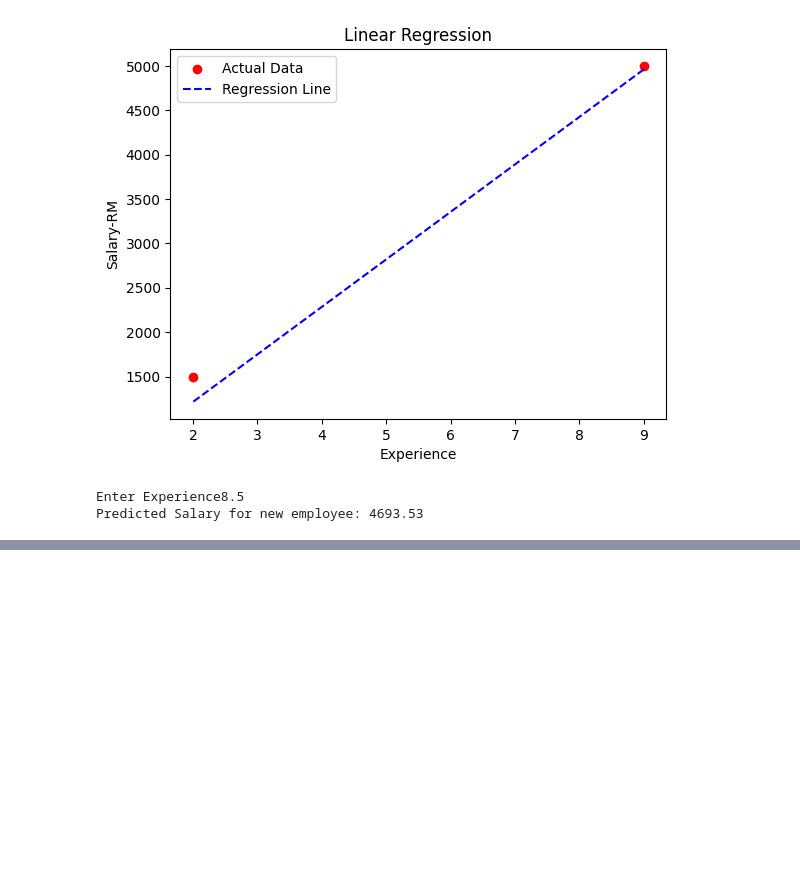
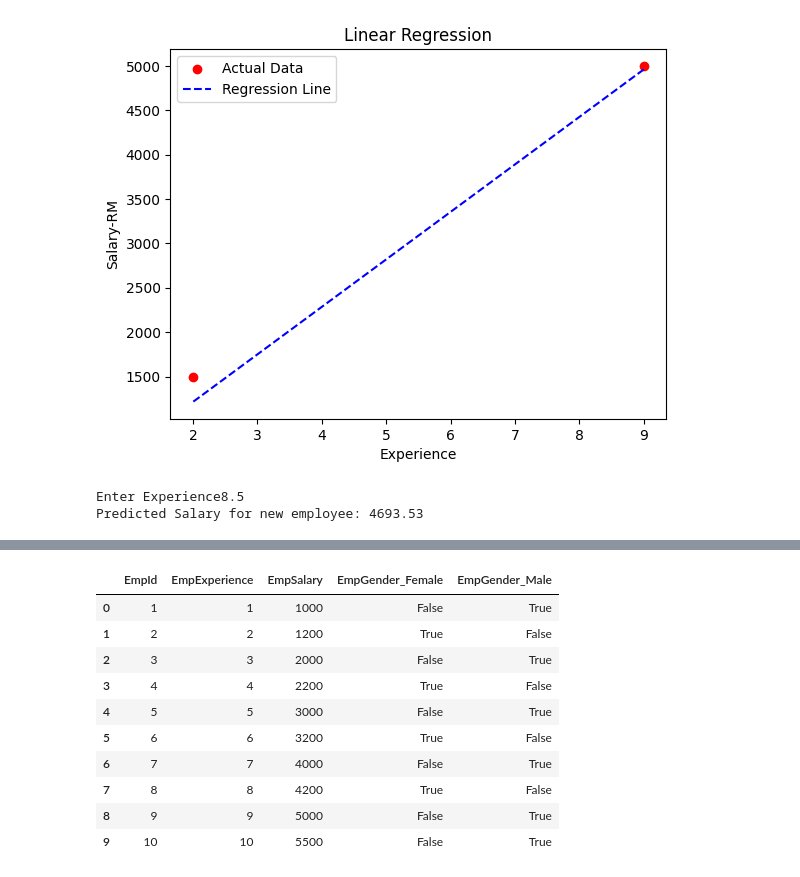
Before and after one commit to salman1256/aiml_dec_2025, a Jupyter notebook: Day-19/MachineLearing_(Recap_Supervised_Machine_Learning).ipynb, the cells around one changed output, grey strips where cells are left out. Saved outputs shown, nothing was run; the diff lists cells and outputs as text; code cells hidden in the pictures; blank space fills up the shorter version.

```diff
--- a/Day-19/MachineLearing_(Recap_Supervised_Machine_Learning).ipynb
+++ b/Day-19/MachineLearing_(Recap_Supervised_Machine_Learning).ipynb
@@ -117,0 +371,7 @@ Predicted Salary for new employee: 4693.53
+# %%
+df=pd.DataFrame({
+    'EmpId':[1,2,3,4,5,6,7,8,9,10],
+    'EmpGender':['Male','Female','Male','Female','Male','Female','Male','Female','Male','Male'],
+    'EmpExperience':[1,2,3,4,5,6,7,8,9,10],
+    'EmpSalary':[1000,1200,2000,2200,3000,3200,4000,4200,5000,5500]
+})
@@ -117,0 +392,16 @@ Predicted Salary for new employee: 4693.53
+# %%
+df_encoded=pd.get_dummies(df,columns=['EmpGender'])
+# %%
+df_encoded
+# %% [output]
+|  | EmpId | EmpExperience | EmpSalary | EmpGender_Female | EmpGender_Male |
+| 0 | 1 | 1 | 1000 | False | True |
+| 1 | 2 | 2 | 1200 | True | False |
+| 2 | 3 | 3 | 2000 | False | True |
+| 3 | 4 | 4 | 2200 | True | False |
+| 4 | 5 | 5 | 3000 | False | True |
+| 5 | 6 | 6 | 3200 | True | False |
+| 6 | 7 | 7 | 4000 | False | True |
+| 7 | 8 | 8 | 4200 | True | False |
+| 8 | 9 | 9 | 5000 | False | True |
+| 9 | 10 | 10 | 5500 | False | True |
```
Also changed, not shown: parts of 68 cells of this notebook.
